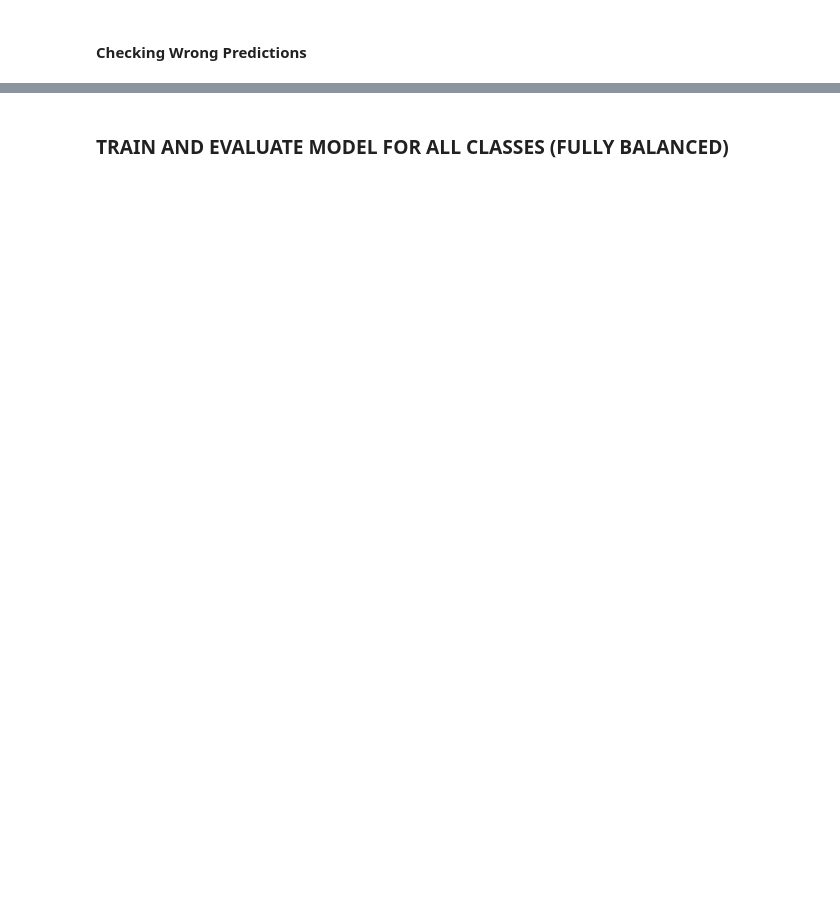
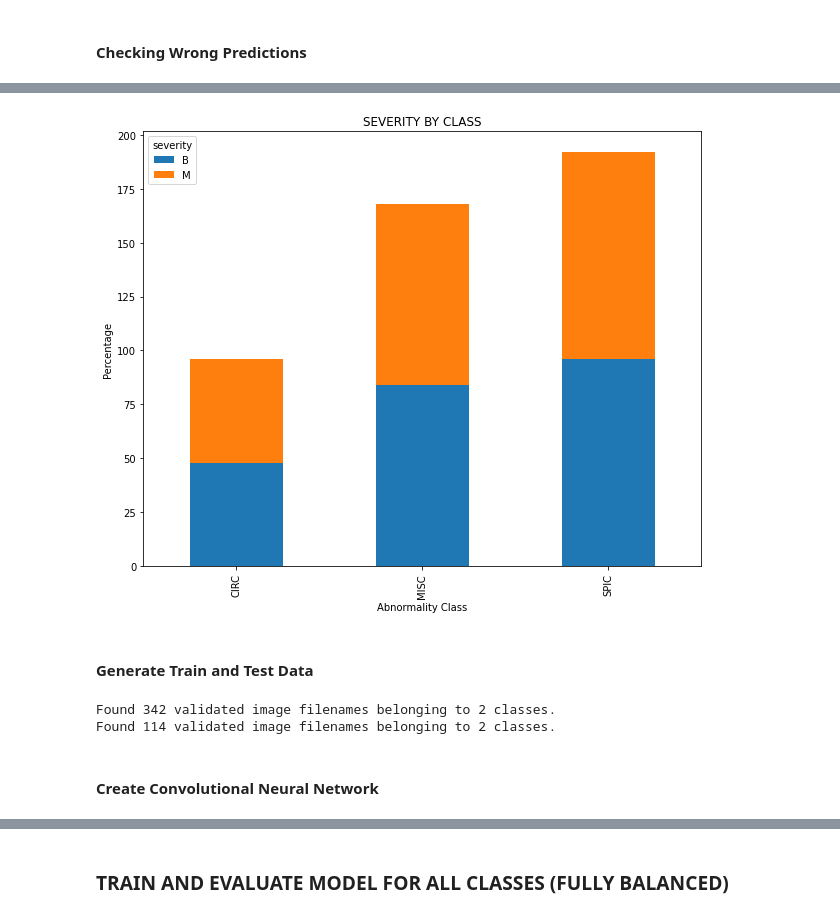
Before and after one commit to cpoles/data_science, a Jupyter notebook: projects/machine_learning/deep_learning/mias_mammography/notebooks/mias_mammography.ipynb, the cells around one changed output, grey strips where cells are left out. Drawn from its saved outputs; the diff is of its cells as text; code cells hidden in the pictures; blank space fills up the shorter version.

```diff
--- a/projects/machine_learning/deep_learning/mias_mammography/notebooks/mias_mammography.ipynb
+++ b/projects/machine_learning/deep_learning/mias_mammography/notebooks/mias_mammography.ipynb
@@ -660,0 +755,15 @@ for axes, item in zip(axes.ravel(), wrong_predictions):
+# %%
+# prepare dataset
+circ_balanced = hp.balance_by_severity(mias, 'CIRC')
+spic_balanced = hp.balance_by_severity(mias, 'SPIC')
+misc_balanced = hp.balance_by_severity(mias, 'MISC')
+# shuffle using the length of the smallest sample (CIRC)
+circ_balanced = circ_balanced.sample(len(circ_balanced), replace=False)
+spic_balanced = spic_balanced.sample(len(spic_balanced), replace=False)
+misc_balanced = misc_balanced.sample(len(misc_balanced), replace=False)
+# create new dataframe for the masses only
+masses_balanced = pd.concat([circ_balanced, spic_balanced])
+masses_balanced = pd.concat([masses_balanced, misc_balanced])
+# masses dataset
+masses_balanced = masses_balanced.sample(len(masses_balanced), replace=False)
+masses_balanced
@@ -660,0 +797,39 @@ for axes, item in zip(axes.ravel(), wrong_predictions):
+# %%
+masses_balanced.groupby(['ab_class', 'severity']).severity.size().unstack().plot(kind='bar',
+                                                                      stacked=True,
+                                                                      figsize=(10, 8),
+                                                                      xlabel='Abnormality Class',
+                                                                      ylabel='Percentage',
+                                                                      title='SEVERITY BY CLASS');
+# %% [output]
+[figure, added]
+# %% [markdown]
+#### Generate Train and Test Data
+# %%
+data_generator = ImageDataGenerator(validation_split=.25,
+                                    height_shift_range=.10,
+                                    width_shift_range=.10,
+                                    rotation_range=30,
+                                    rescale=1/255.)
+
+train_data = data_generator.flow_from_dataframe(masses_balanced,
+                                                x_col="subsample_path",
+                                                y_col="severity",
+                                                class_mode="categorical",
+                                                target_size=(48,48),
+                                                subset="training",
+                                                color_mode="grayscale",
+                                                shuffle=True)
+test_data = data_generator.flow_from_dataframe(masses_balanced,
+                                               x_col="subsample_path",
+                                               y_col="severity",
+                                               class_mode="categorical",
+                                               target_size=(48,48),
+                                               subset="validation",
+                                               color_mode="grayscale",
+                                               shuffle=False)
+# %% [output]
+Found 342 validated image filenames belonging to 2 classes.
+Found 114 validated image filenames belonging to 2 classes.
+# %% [markdown]
+#### Create Convolutional Neural Network
```
Also changed, not shown: parts of 107 cells of this notebook.
